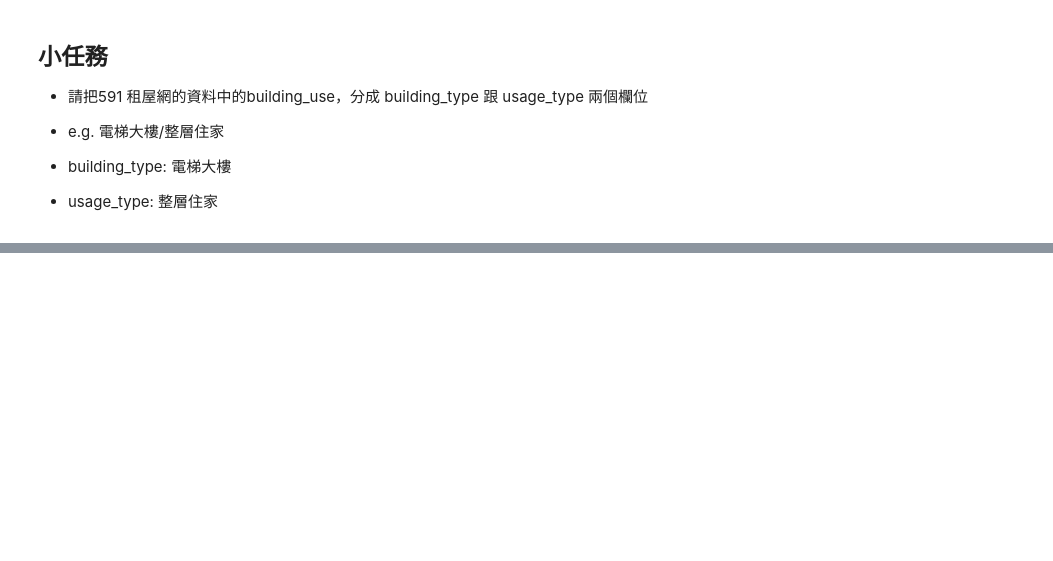
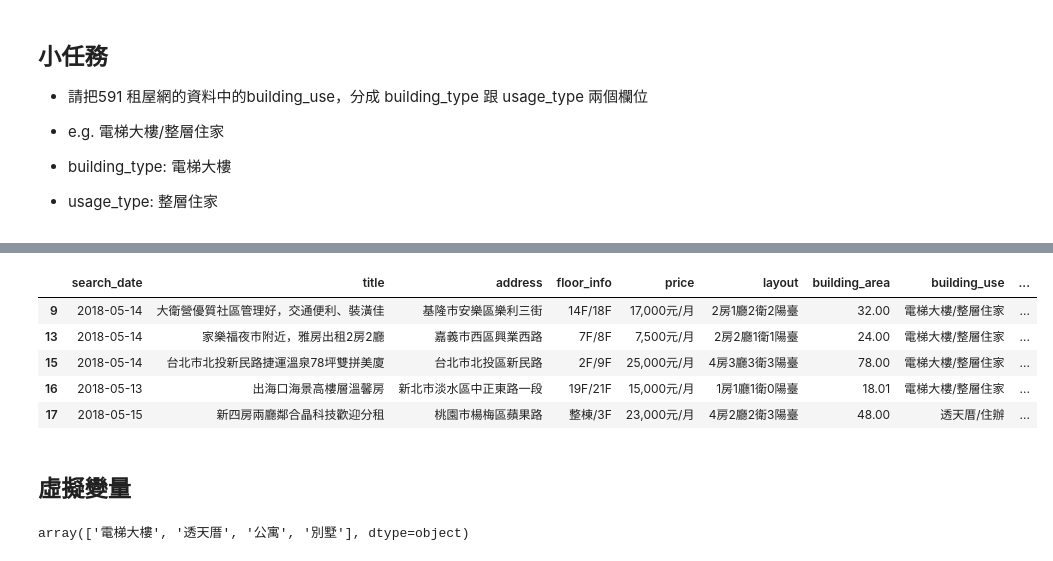
Before and after one commit to ywchiu/taipeifubon, a Jupyter notebook: Demo20200317.ipynb, the cells around one changed output, grey strips where cells are left out. Cells and saved outputs as stored; diff of their text form; code cells hidden in the pictures; blank space fills up the shorter version.

```diff
--- a/Demo20200317.ipynb
+++ b/Demo20200317.ipynb
@@ -585,0 +594,4 @@ df.applymap(lambda e: '-' if pandas.isnull(e) else e).head()
+# %%
+df['building_type'] = df['building_use'].map(lambda e: e.split('/')[0])
+# %%
+df['usage_type'] = df['building_use'].map(lambda e: e.split('/')[1])
@@ -585,0 +620,2 @@ df.applymap(lambda e: '-' if pandas.isnull(e) else e).head()
+# %%
+df['search_date'] = pandas.to_datetime(df['search_date'], format = '%Y-%m-%d')
@@ -585,0 +630,15 @@ df.applymap(lambda e: '-' if pandas.isnull(e) else e).head()
+# %%
+df[df['search_date'] > '2018-05-12'].head()
+# %% [output]
+|  | search_date | title | address | floor_info | price | layout | building_area | building_use | ... |
+| 9 | 2018-05-14 | 大衛營優質社區管理好，交通便利、裝潢佳 | 基隆市安樂區樂利三街 | 14F/18F | 17,000元/月 | 2房1廳2衛2陽臺 | 32.00 | 電梯大樓/整層住家 | ... |
+| 13 | 2018-05-14 | 家樂福夜市附近，雅房出租2房2廳 | 嘉義市西區興業西路 | 7F/8F | 7,500元/月 | 2房2廳1衛1陽臺 | 24.00 | 電梯大樓/整層住家 | ... |
+| 15 | 2018-05-14 | 台北市北投新民路捷運溫泉78坪雙拼美廈 | 台北市北投區新民路 | 2F/9F | 25,000元/月 | 4房3廳3衛3陽臺 | 78.00 | 電梯大樓/整層住家 | ... |
+| 16 | 2018-05-13 | 出海口海景高樓層溫馨房 | 新北市淡水區中正東路一段 | 19F/21F | 15,000元/月 | 1房1廳1衛0陽臺 | 18.01 | 電梯大樓/整層住家 | ... |
+| 17 | 2018-05-15 | 新四房兩廳鄰合晶科技歡迎分租 | 桃園市楊梅區蘋果路 | 整棟/3F | 23,000元/月 | 4房2廳2衛3陽臺 | 48.00 | 透天厝/住辦 | ... |
+# %% [markdown]
+## 虛擬變量
+# %%
+df['building_type'].unique()
+# %% [output]
+array(['電梯大樓', '透天厝', '公寓', '別墅'], dtype=object)
```
Also changed, not shown: parts of 67 cells of this notebook.
